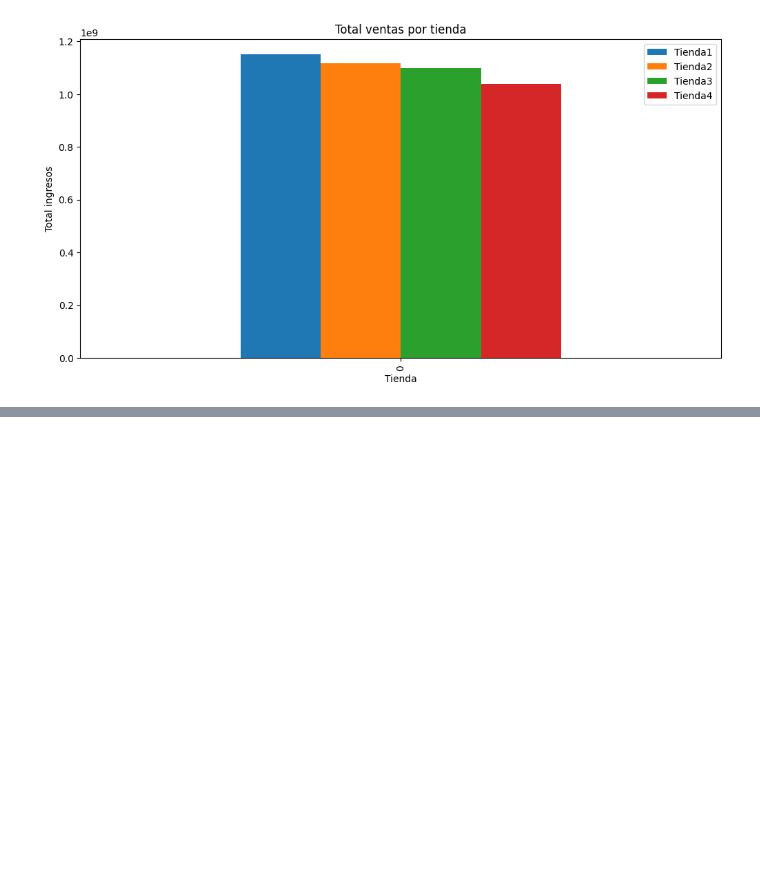
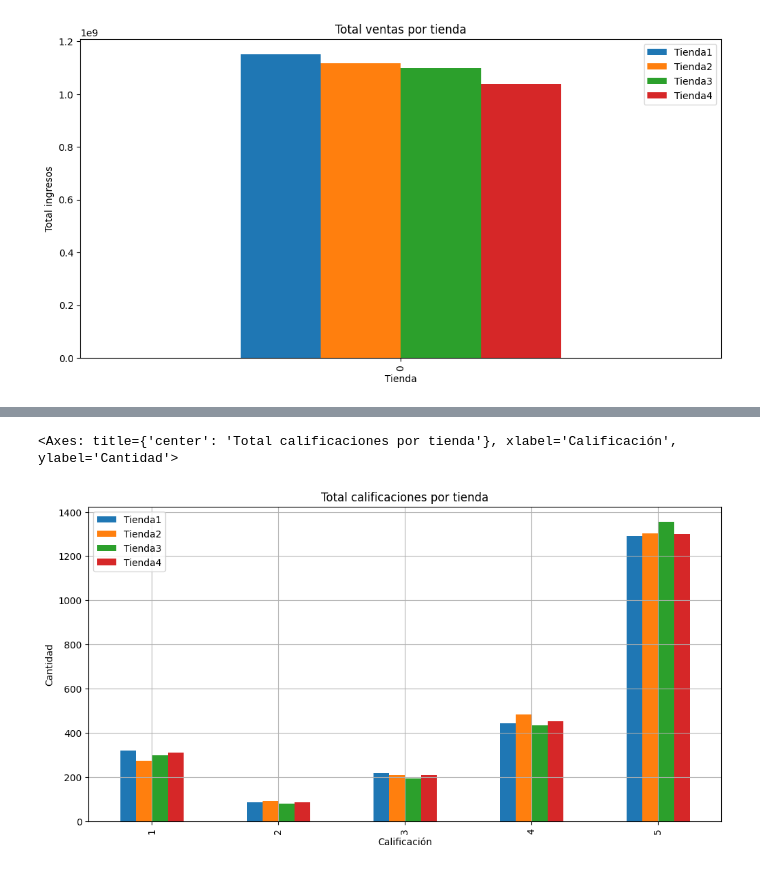
Before and after one commit to Vagoberto10/AluraStore, a Jupyter notebook: AluraStoreLatam.ipynb, the cells around one changed output, grey strips where cells are left out. Drawn from its saved outputs; the diff is of its cells as text; code cells hidden in the pictures; blank space fills up the shorter version.

```diff
--- a/AluraStoreLatam.ipynb
+++ b/AluraStoreLatam.ipynb
@@ -462,0 +475,3 @@ categorias.plot(kind='barh', figsize=(12,6), title='Total articulos por categor
+# %%
+total_calificacion = tienda['Calificación'].value_counts().sort_index()
+total_calificacion
@@ -462,0 +487,3 @@ categorias.plot(kind='barh', figsize=(12,6), title='Total articulos por categor
+# %%
+total_calificacion2 = tienda2['Calificación'].value_counts().sort_index()
+total_calificacion2
@@ -462,0 +499,3 @@ categorias.plot(kind='barh', figsize=(12,6), title='Total articulos por categor
+# %%
+total_calificacion3 = tienda3['Calificación'].value_counts().sort_index()
+total_calificacion3
@@ -462,0 +511,3 @@ categorias.plot(kind='barh', figsize=(12,6), title='Total articulos por categor
+# %%
+total_calificacion4 = tienda4['Calificación'].value_counts().sort_index()
+total_calificacion4
@@ -462,0 +523,7 @@ categorias.plot(kind='barh', figsize=(12,6), title='Total articulos por categor
+# %%
+df = pd.concat([total_calificacion, total_calificacion2, total_calificacion3, total_calificacion4], axis=1)
+df.columns = ['Tienda1', 'Tienda2', 'Tienda3', 'Tienda4']
+df.plot(kind='bar', figsize=(12,6), title='Total calificaciones por tienda', xlabel='Calificación', ylabel='Cantidad', legend=True, grid=True)
+# %% [output]
+<Axes: title={'center': 'Total calificaciones por tienda'}, xlabel='Calificación', ylabel='Cantidad'>
+[figure, added]
```
Also changed, not shown: parts of 7 cells of this notebook.
